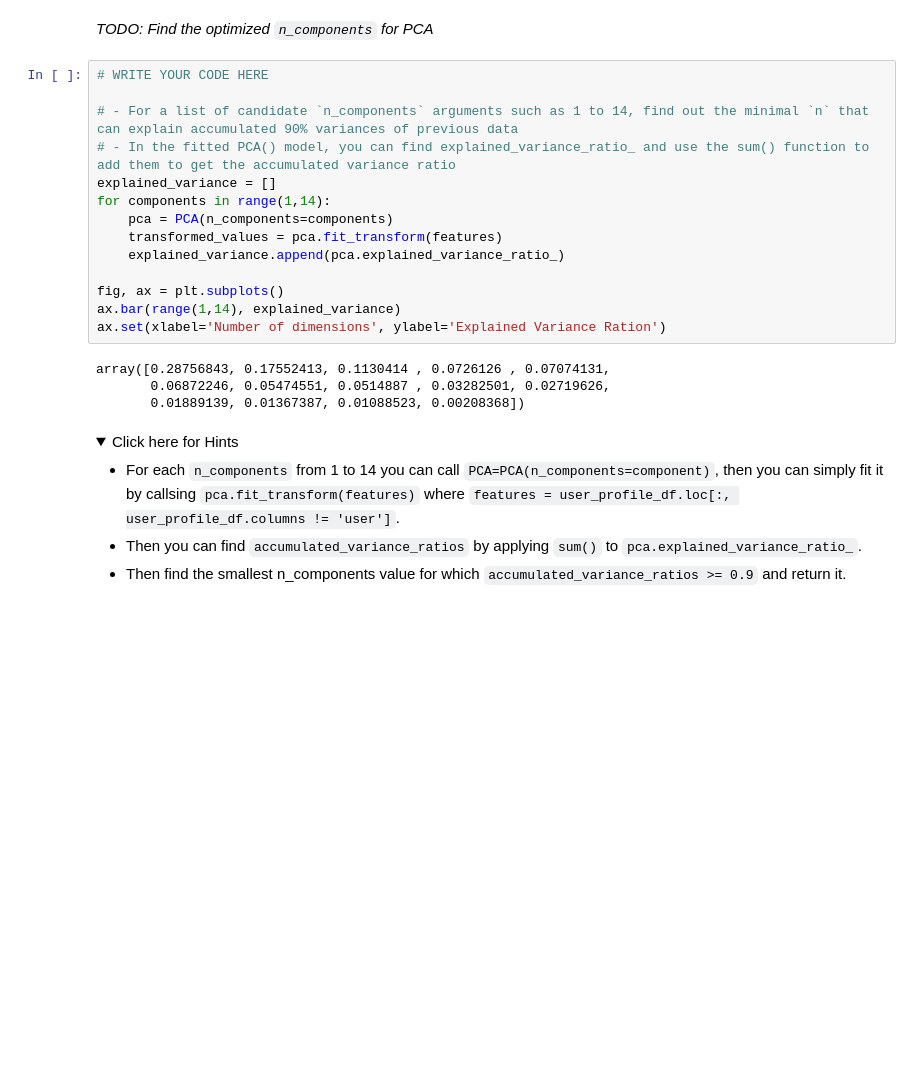
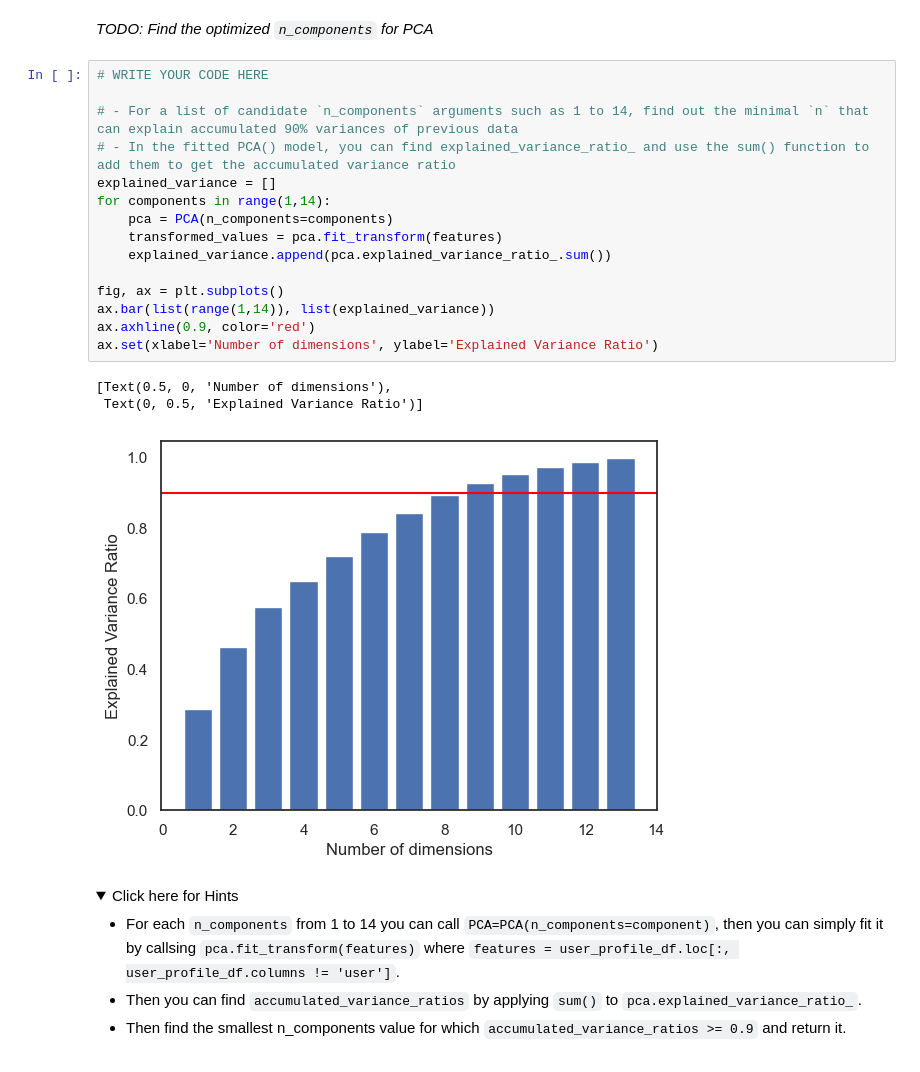
Before and after one commit to sslaquerre07/IBM_Machine_Learning, a Jupyter notebook: course6/module2/lab_jupyter_content_clustering.ipynb, the cells around one changed output. Saved outputs shown, nothing was run; the diff lists cells and outputs as text; folded sections open; blank space fills up the shorter version.

```diff
--- a/course6/module2/lab_jupyter_content_clustering.ipynb
+++ b/course6/module2/lab_jupyter_content_clustering.ipynb
@@ -340,21 +340,22 @@ _TODO: Find the optimized `n_components` for PCA_
 # %%
 # WRITE YOUR CODE HERE
 
 # - For a list of candidate `n_components` arguments such as 1 to 14, find out the minimal `n` that can explain accumulated 90% variances of previous data
 # - In the fitted PCA() model, you can find explained_variance_ratio_ and use the sum() function to add them to get the accumulated variance ratio
 explained_variance = []
 for components in range(1,14):
     pca = PCA(n_components=components)
     transformed_values = pca.fit_transform(features)
-    explained_variance.append(pca.explained_variance_ratio_)
+    explained_variance.append(pca.explained_variance_ratio_.sum())
 
 fig, ax = plt.subplots()
-ax.bar(range(1,14), explained_variance)
-ax.set(xlabel='Number of dimensions', ylabel='Explained Variance Ration')
+ax.bar(list(range(1,14)), list(explained_variance))
+ax.axhline(0.9, color='red')
+ax.set(xlabel='Number of dimensions', ylabel='Explained Variance Ratio')
 # %% [output]
-array([0.28756843, 0.17552413, 0.1130414 , 0.0726126 , 0.07074131,
-       0.06872246, 0.05474551, 0.0514887 , 0.03282501, 0.02719626,
-       0.01889139, 0.01367387, 0.01088523, 0.00208368])
+[Text(0.5, 0, 'Number of dimensions'),
+ Text(0, 0.5, 'Explained Variance Ratio')]
+[figure, added]
 # %% [markdown]
 <details>
     <summary>Click here for Hints</summary>
```
Also changed, not shown: parts of 7 cells of this notebook, 1 other file.
